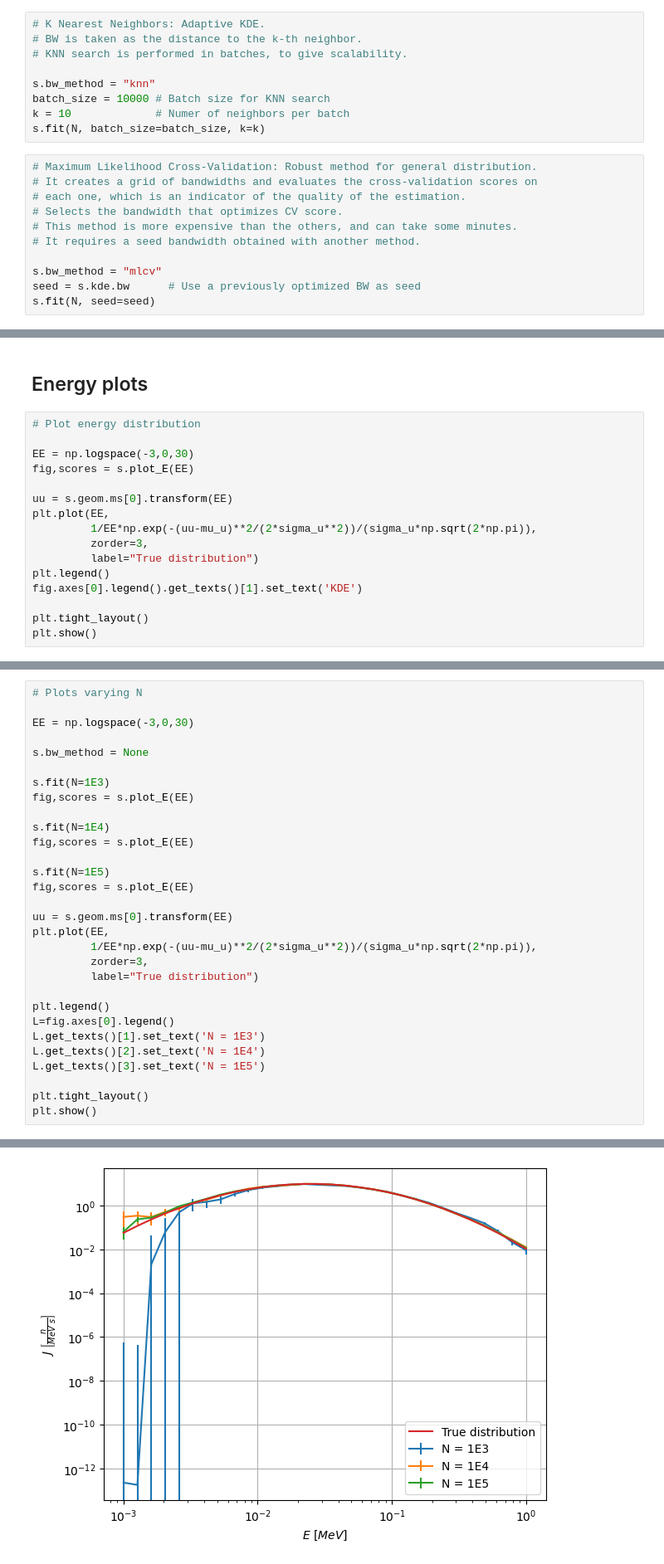
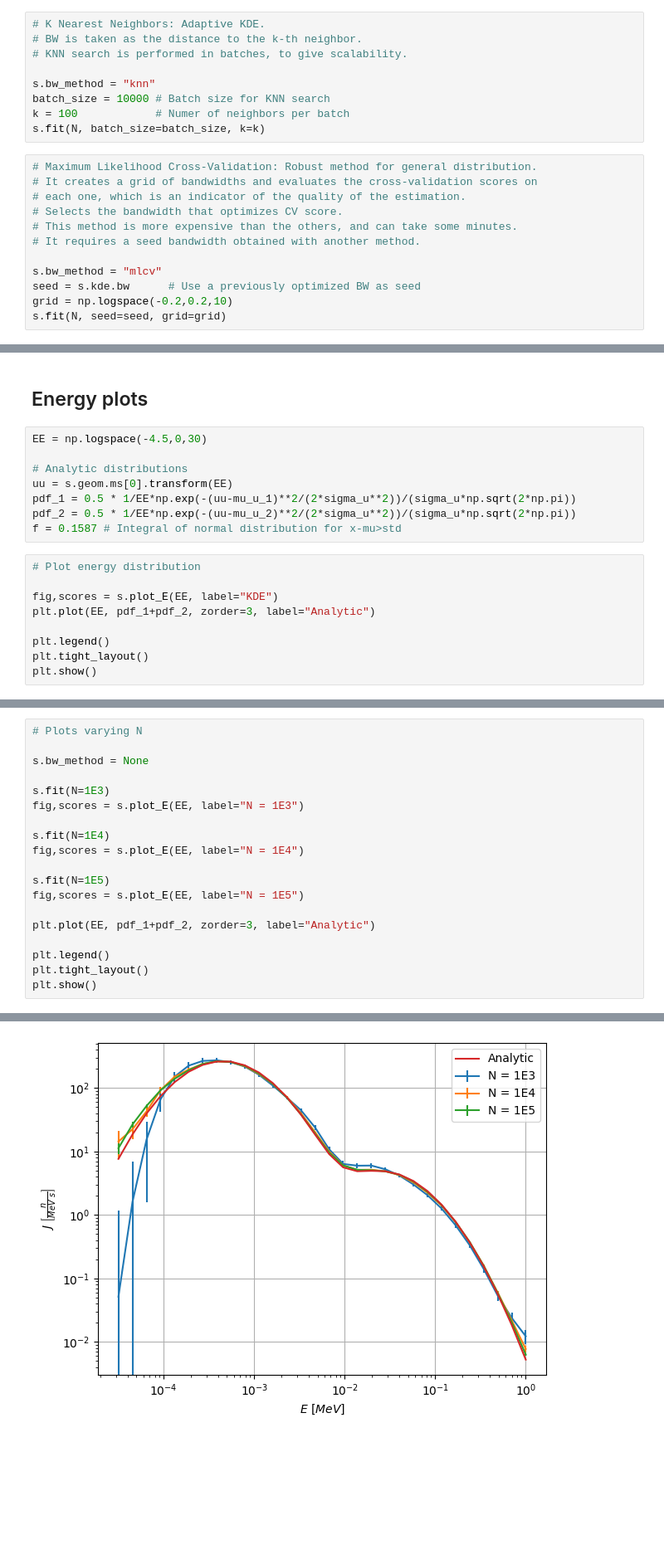
Before and after one commit to KDSource/KDSource, a Jupyter notebook: examples/Verification.ipynb, the cells around one changed output, grey strips where cells are left out. Shown at 83% size. Cells and saved outputs as stored; diff of their text form; blank space fills up the shorter version.

```diff
--- a/examples/Verification.ipynb
+++ b/examples/Verification.ipynb
@@ -155,7 +172,7 @@ Optimal bw (silv) = [[0.36923091 3.72091769 3.71628311 0.03046129 0.03046129 0.0
 
 s.bw_method = "knn"
 batch_size = 10000 # Batch size for KNN search
-k = 10             # Numer of neighbors per batch
+k = 100            # Numer of neighbors per batch
 s.fit(N, batch_size=batch_size, k=k)
 # %%
 # Maximum Likelihood Cross-Validation: Robust method for general distribution.
@@ -167,7 +184,8 @@ s.fit(N, batch_size=batch_size, k=k)
 
 s.bw_method = "mlcv"
 seed = s.kde.bw      # Use a previously optimized BW as seed
-s.fit(N, seed=seed)
+grid = np.logspace(-0.2,0.2,10)
+s.fit(N, seed=seed, grid=grid)
 # %% [markdown]
 # Create plots
 # %%
@@ -211,20 +229,21 @@ userflags    :           0 (0x00000000)      99961.2 (100.00%)
 ... (3 outputs left out)
 # %% [markdown]
 ## Energy plots
+# %%
+EE = np.logspace(-4.5,0,30)
+
+# Analytic distributions
+uu = s.geom.ms[0].transform(EE)
+pdf_1 = 0.5 * 1/EE*np.exp(-(uu-mu_u_1)**2/(2*sigma_u**2))/(sigma_u*np.sqrt(2*np.pi))
+pdf_2 = 0.5 * 1/EE*np.exp(-(uu-mu_u_2)**2/(2*sigma_u**2))/(sigma_u*np.sqrt(2*np.pi))
+f = 0.1587 # Integral of normal distribution for x-mu>std
 # %%
 # Plot energy distribution
 
-EE = np.logspace(-3,0,30)
-fig,scores = s.plot_E(EE)
+fig,scores = s.plot_E(EE, label="KDE")
+plt.plot(EE, pdf_1+pdf_2, zorder=3, label="Analytic")
 
-uu = s.geom.ms[0].transform(EE)
-plt.plot(EE,
-         1/EE*np.exp(-(uu-mu_u)**2/(2*sigma_u**2))/(sigma_u*np.sqrt(2*np.pi)),
-         zorder=3,
-         label="True distribution")
 plt.legend()
-fig.axes[0].legend().get_texts()[1].set_text('KDE')
-
 plt.tight_layout()
 plt.show()
 # %% [output]
@@ -232,35 +253,24 @@ plt.show()
 # %%
 # Plots varying N
-
-EE = np.logspace(-3,0,30)
 
 s.bw_method = None
 
 s.fit(N=1E3)
-fig,scores = s.plot_E(EE)
+fig,scores = s.plot_E(EE, label="N = 1E3")
 
 s.fit(N=1E4)
-fig,scores = s.plot_E(EE)
+fig,scores = s.plot_E(EE, label="N = 1E4")
 
 s.fit(N=1E5)
-fig,scores = s.plot_E(EE)
+fig,scores = s.plot_E(EE, label="N = 1E5")
 
-uu = s.geom.ms[0].transform(EE)
-plt.plot(EE,
-         1/EE*np.exp(-(uu-mu_u)**2/(2*sigma_u**2))/(sigma_u*np.sqrt(2*np.pi)),
-         zorder=3,
-         label="True distribution")
+plt.plot(EE, pdf_1+pdf_2, zorder=3, label="Analytic")
 
 plt.legend()
-L=fig.axes[0].legend()
-L.get_texts()[1].set_text('N = 1E3')
-L.get_texts()[2].set_text('N = 1E4')
-L.get_texts()[3].set_text('N = 1E5')
-
 plt.tight_layout()
 plt.show()
 # %% [output]
 Using 1000 particles for fit.
 Using 10000 particles for fit.
 Using 100000 particles for fit.
-[figure, old version]
+[figure, new version]
```
Also changed, not shown: parts of 21 cells of this notebook, 3 other files.
